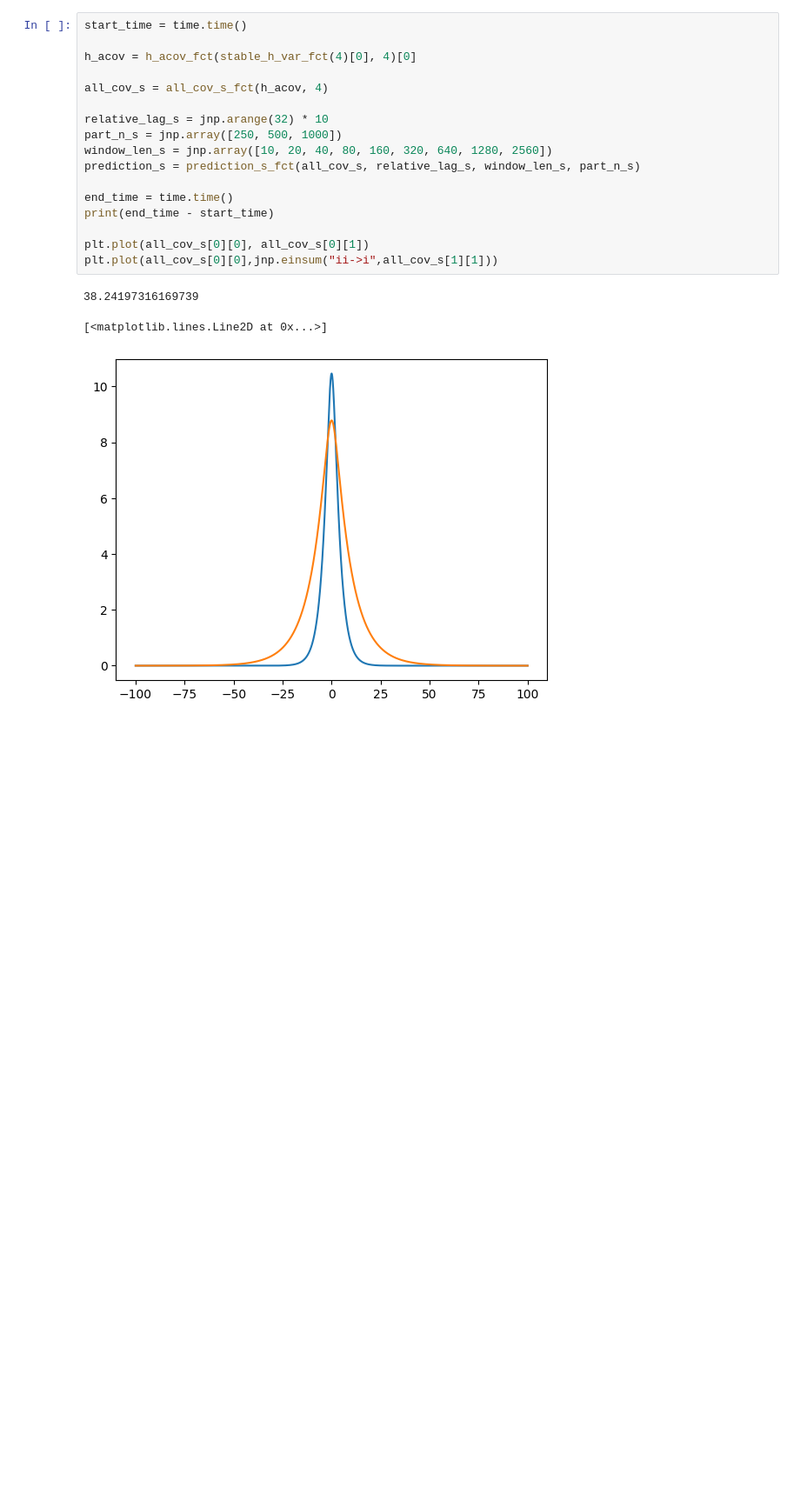
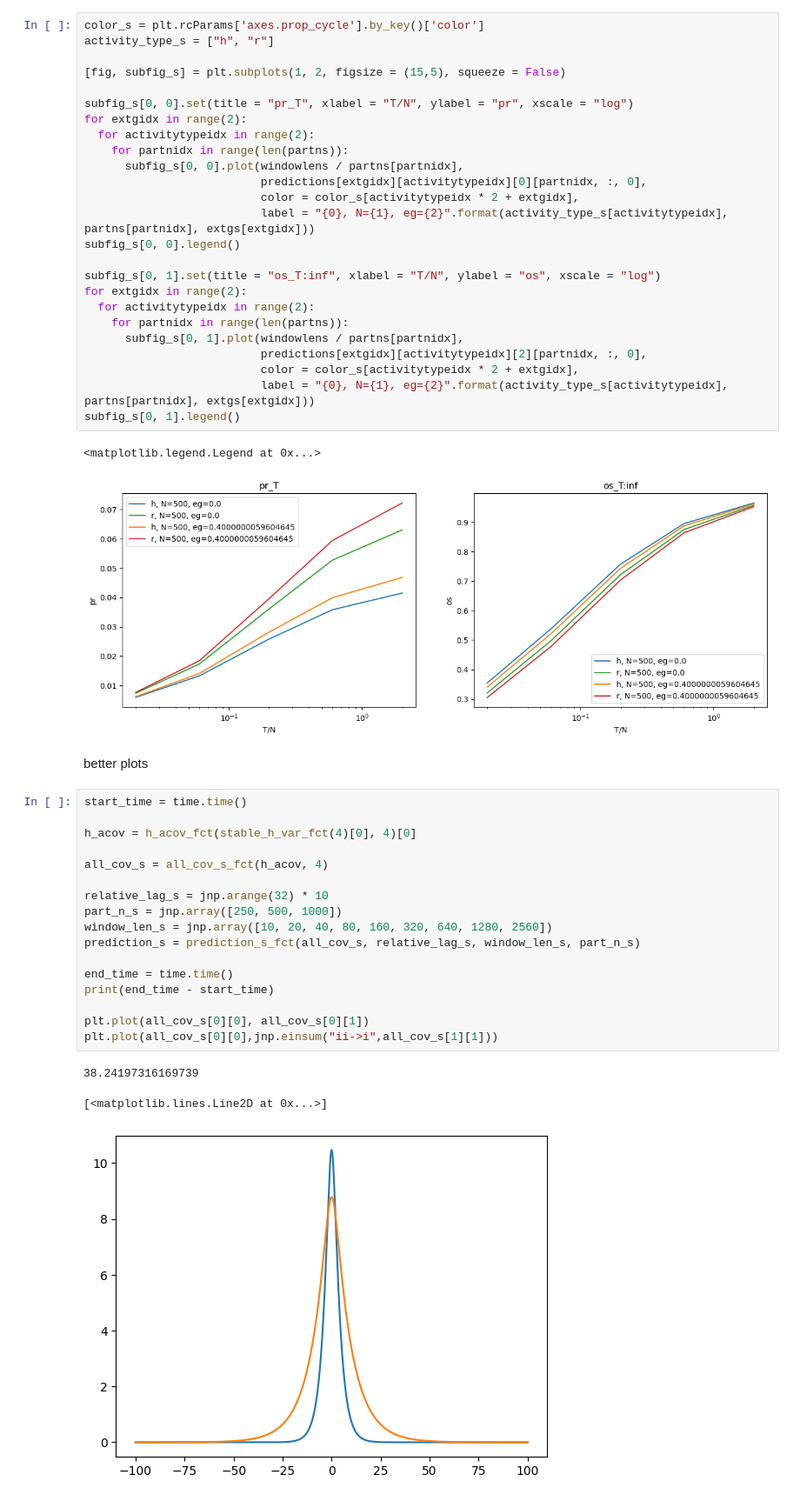
Before and after one commit to zhaoz0314/random-EI, a Jupyter notebook: pseudospatial/predictions.ipynb, the cells around one changed output. Shown at 87% size. Drawn from its saved outputs; the diff is of its cells as text; blank space fills up the shorter version.

```diff
--- a/pseudospatial/predictions.ipynb
+++ b/pseudospatial/predictions.ipynb
@@ -384,3 +457,33 @@ plt.hlines(jnp.interp(foo[0],h_cov,potential), 0, foo[0])
+# %%
+color_s = plt.rcParams['axes.prop_cycle'].by_key()['color']
+activity_type_s = ["h", "r"]
+
+[fig, subfig_s] = plt.subplots(1, 2, figsize = (15,5), squeeze = False)
+
+subfig_s[0, 0].set(title = "pr_T", xlabel = "T/N", ylabel = "pr", xscale = "log")
+for extgidx in range(2):
+  for activitytypeidx in range(2):
+    for partnidx in range(len(partns)):
+      subfig_s[0, 0].plot(windowlens / partns[partnidx],
+                          predictions[extgidx][activitytypeidx][0][partnidx, :, 0],
+                          color = color_s[activitytypeidx * 2 + extgidx],
+                          label = "{0}, N={1}, eg={2}".format(activity_type_s[activitytypeidx], partns[partnidx], extgs[extgidx]))
+subfig_s[0, 0].legend()
+
+subfig_s[0, 1].set(title = "os_T:inf", xlabel = "T/N", ylabel = "os", xscale = "log")
+for extgidx in range(2):
+  for activitytypeidx in range(2):
+    for partnidx in range(len(partns)):
+      subfig_s[0, 1].plot(windowlens / partns[partnidx],
+                          predictions[extgidx][activitytypeidx][2][partnidx, :, 0],
+                          color = color_s[activitytypeidx * 2 + extgidx],
+                          label = "{0}, N={1}, eg={2}".format(activity_type_s[activitytypeidx], partns[partnidx], extgs[extgidx]))
+subfig_s[0, 1].legend()
+# %% [output]
+<matplotlib.legend.Legend at 0x...>
+[figure, added]
+# %% [markdown]
+better plots
 # %%
 start_time = time.time()
 
```
Also changed, not shown: parts of 16 cells of this notebook, 1 other file.
